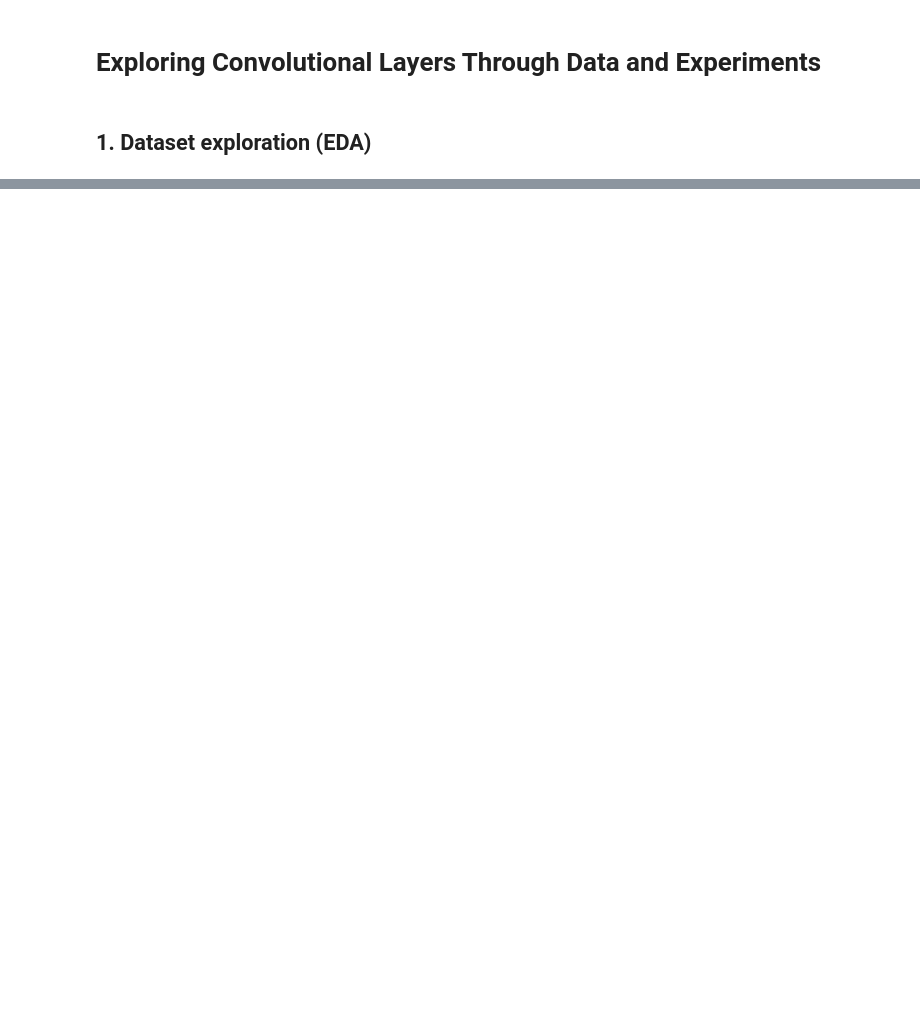
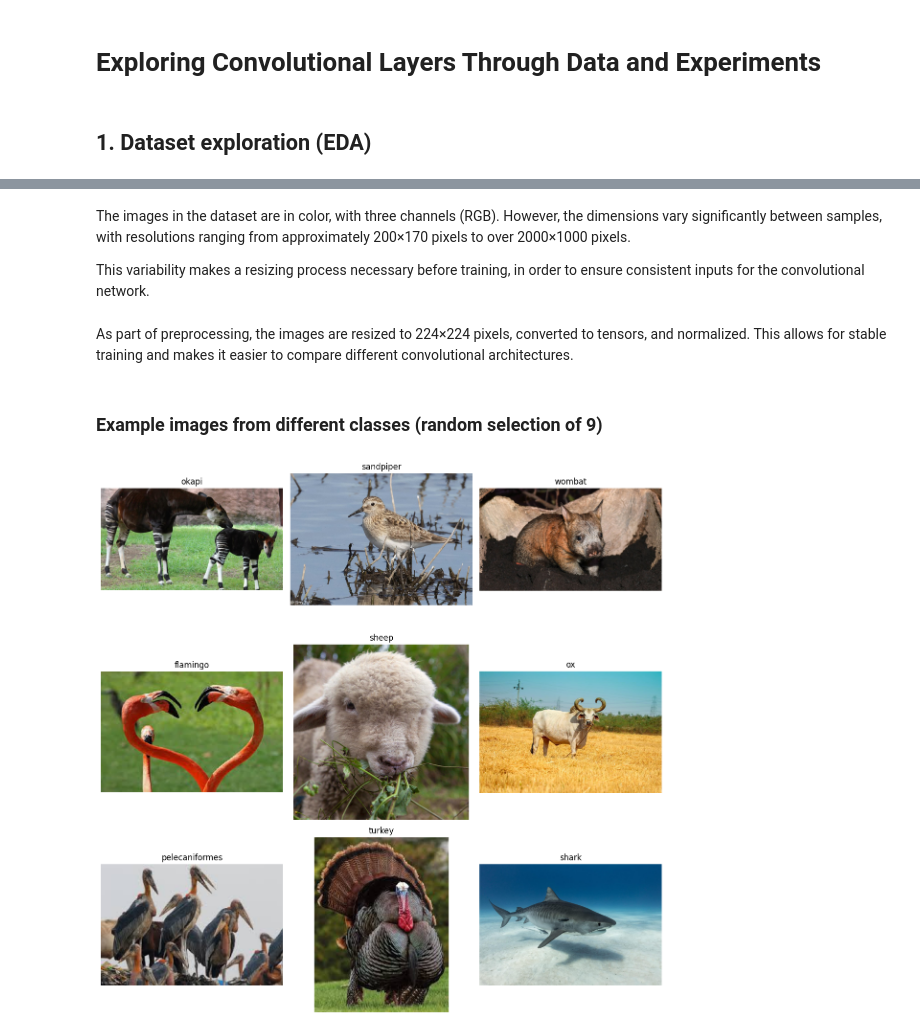
Before and after one commit to lisaforero/AREP, a Jupyter notebook: Neural networks/convolutional_layers.ipynb, the cells around one changed output, grey strips where cells are left out. Drawn from its saved outputs; the diff is of its cells as text; code cells hidden in the pictures; blank space fills up the shorter version.

```diff
--- a/Neural networks/convolutional_layers.ipynb
+++ b/Neural networks/convolutional_layers.ipynb
@@ -63,0 +56,20 @@ zebra: 60 images
+# %%
+from PIL import Image
+import random
+
+image_shapes = []
+
+all_images = []
+for root, _, files in os.walk(dataset_dir):
+    for f in files:
+        if f.lower().endswith(('.jpg', '.jpeg', '.png')):
+            all_images.append(os.path.join(root, f))
+
+sample_images = random.sample(all_images, 10)
+
+for img_path in sample_images:
+    img = Image.open(img_path)
+    image_shapes.append((img.size, img.mode))
+
+for shape in image_shapes:
+    print("Dimensions:", shape[0], "Mode:", shape[1])
@@ -63,0 +87,4 @@ zebra: 60 images
+# %% [markdown]
+The images in the dataset are in color, with three channels (RGB). However, the dimensions vary significantly between samples, with resolutions ranging from approximately 200×170 pixels to over 2000×1000 pixels.
+
+This variability makes a resizing process necessary before training, in order to ensure consistent inputs for the convolutional network.
@@ -63,0 +100,35 @@ zebra: 60 images
+# %% [markdown]
+As part of preprocessing, the images are resized to 224×224 pixels, converted to tensors, and normalized. This allows for stable training and makes it easier to compare different convolutional architectures.
+# %% [markdown]
+### Example images from different classes (random selection of 9)
+# %%
+import matplotlib.pyplot as plt
+from PIL import Image
+import random
+import os
+
+dataset_dir = "DB/animals"  # relative path
+
+subfolders = [os.path.join(dataset_dir, f) for f in os.listdir(dataset_dir)
+              if os.path.isdir(os.path.join(dataset_dir, f))]
+
+selected_folders = random.sample(subfolders, 9)
+
+plt.figure(figsize=(12, 12))
+
+for i, folder in enumerate(selected_folders):
+    images = [f for f in os.listdir(folder) if f.lower().endswith(('.jpg', '.jpeg', '.png'))]
+
+    img_name = random.choice(images)
+    img_path = os.path.join(folder, img_name)
+    img = Image.open(img_path)
+
+    plt.subplot(3, 3, i+1)
+    plt.imshow(img)
+    plt.title(os.path.basename(folder))
+    plt.axis("off")
+
+plt.tight_layout()
+plt.show()
+# %% [output]
+[figure, added]
```
Also changed, not shown: parts of 12 cells of this notebook.
